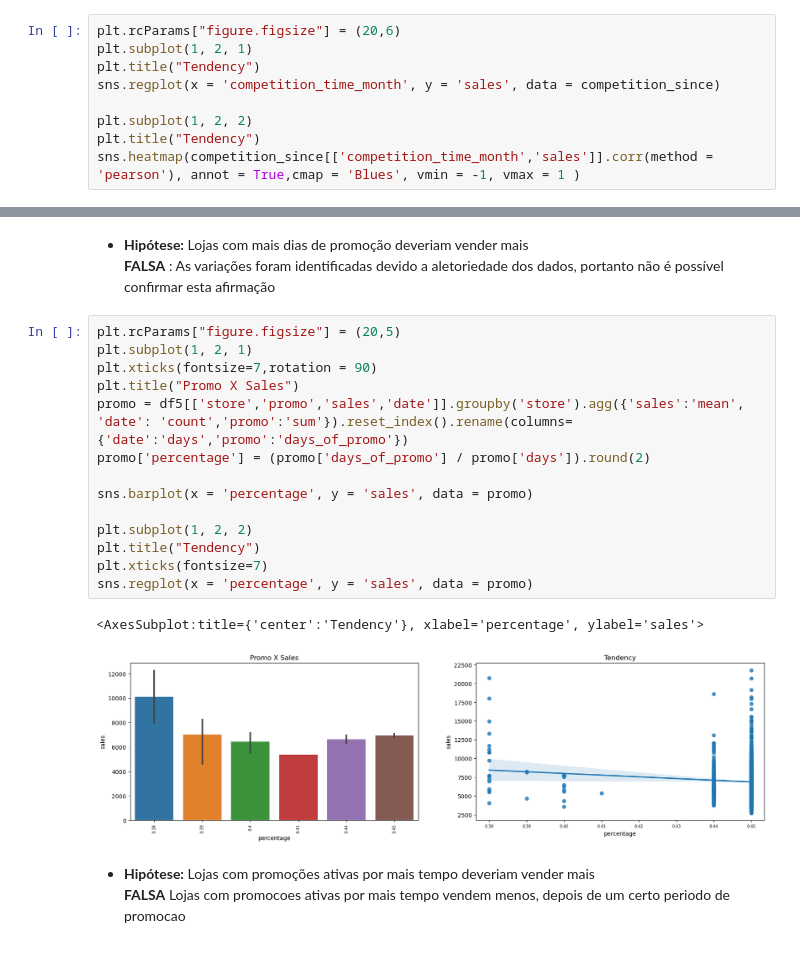
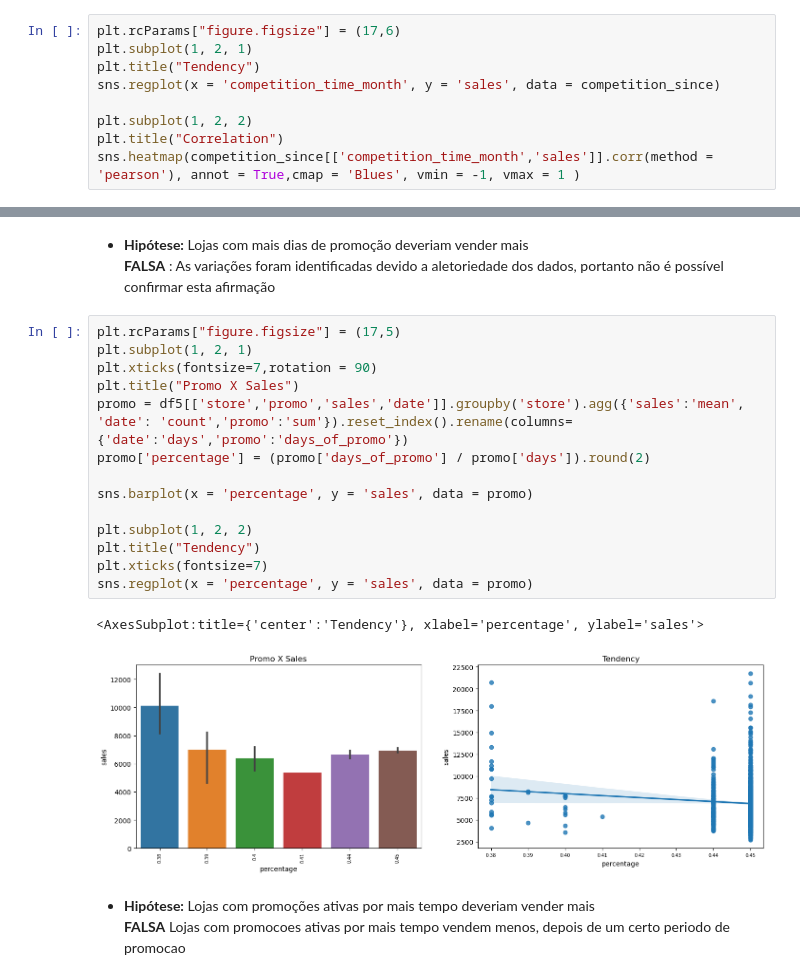
Before and after one commit to igorvgp/DS_rossmann_stores, a Jupyter notebook: m04_v01_store_sales_prediction copy.ipynb, the cells around one changed output, grey strips where cells are left out. Cells and saved outputs as stored; diff of their text form.

```diff
--- a/m04_v01_store_sales_prediction copy.ipynb
+++ b/m04_v01_store_sales_prediction copy.ipynb
@@ -530,12 +530,12 @@ sns.barplot(x = 'competition_time_month', y = 'sales', data = competition_since)
 <AxesSubplot:title={'center':'Sales x Competition time (month)'}, xlabel='competition_time_month', ylabel='sales'>
 [figure]
 # %%
-plt.rcParams["figure.figsize"] = (20,6)
+plt.rcParams["figure.figsize"] = (17,6)
 plt.subplot(1, 2, 1)
 plt.title("Tendency")
 sns.regplot(x = 'competition_time_month', y = 'sales', data = competition_since)
 
 plt.subplot(1, 2, 2)
-plt.title("Tendency")
+plt.title("Correlation")
 sns.heatmap(competition_since[['competition_time_month','sales']].corr(method = 'pearson'), annot = True,cmap = 'Blues', vmin = -1, vmax = 1 )
 # %% [output]
@@ -545,22 +545,22 @@ sns.heatmap(competition_since[['competition_time_month','sales']].corr(method =
 -  **Hipótese:** Lojas com mais dias de promoção deveriam vender mais\
 **FALSA** : As variações foram identificadas devido a aletoriedade dos dados, portanto não é possível confirmar esta afirmação
 # %%
-plt.rcParams["figure.figsize"] = (20,5)
+plt.rcParams["figure.figsize"] = (17,5)
 plt.subplot(1, 2, 1)
 plt.xticks(fontsize=7,rotation = 90)
 plt.title("Promo X Sales")
 promo = df5[['store','promo','sales','date']].groupby('store').agg({'sales':'mean', 'date': 'count','promo':'sum'}).reset_index().rename(columns={'date':'days','promo':'days_of_promo'})
 promo['percentage'] = (promo['days_of_promo'] / promo['days']).round(2)
 
 sns.barplot(x = 'percentage', y = 'sales', data = promo)
 
 plt.subplot(1, 2, 2)
 plt.title("Tendency")
 plt.xticks(fontsize=7)
 sns.regplot(x = 'percentage', y = 'sales', data = promo)
 # %% [output]
 <AxesSubplot:title={'center':'Tendency'}, xlabel='percentage', ylabel='sales'>
-[figure, old version]
+[figure, new version]
 # %% [markdown]
 - **Hipótese:** Lojas com promoções ativas por mais tempo deveriam vender mais\
 **FALSA** Lojas com promocoes ativas por mais tempo vendem menos, depois de um certo periodo de promocao
```
Also changed, not shown: parts of 20 cells of this notebook.
